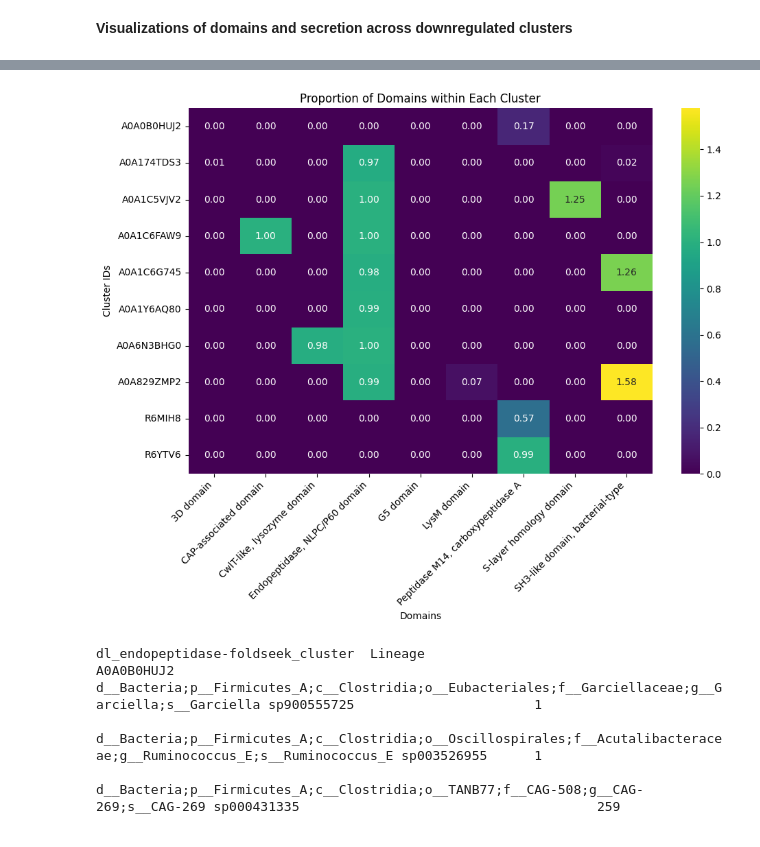
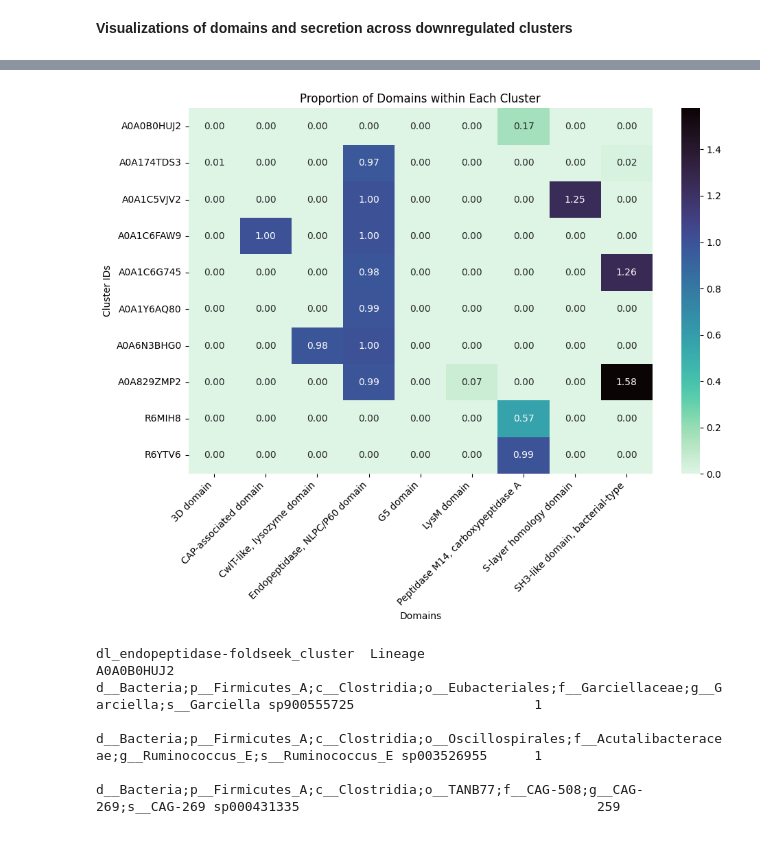
Before and after one commit to oliverdesa/Clustering_Metagenomics, a Jupyter notebook: src/clustering/figure_generation.ipynb, the cells around one changed output, grey strips where cells are left out. Saved outputs shown, nothing was run; the diff lists cells and outputs as text; code cells hidden in the pictures.

```diff
--- a/src/clustering/figure_generation.ipynb
+++ b/src/clustering/figure_generation.ipynb
@@ -231,18 +263,18 @@ display(domain_counts_df)
 # %%
 # Pivot the DataFrame to create a matrix suitable for a heatmap
 heatmap_data = domain_counts_df.pivot_table(index='dl_endopeptidase-foldseek_cluster', columns='Interpro', values='proportion', fill_value=0)
 
 # Create the heatmap
 plt.figure(figsize=(10, 8))  # You might need to adjust the size based on your actual data
-sns.heatmap(heatmap_data, cmap='viridis', annot=True, fmt=".2f")
+sns.heatmap(heatmap_data, cmap='mako_r', annot=True, fmt=".2f")
 plt.title('Proportion of Domains within Each Cluster')
 plt.xlabel('Domains')
 plt.ylabel('Cluster IDs')
 plt.xticks(rotation=45, ha='right')  # Rotate domain names for better readability
 plt.tight_layout()  # Adjust layout to not cut off labels
 plt.show()
 # %% [output]
-[figure, old version]
+[figure, new version]
 # %%
 preferred_order = ['Endopeptidase, NLPC/P60 domain', 'SH3-like domain, bacterial-type', 'Peptidase M14, carboxypeptidase A', 'S-layer homology domain', 'CAP-associated domain', 'CwlT-like, lysozyme domain', 'LysM domain']
 
```
Also changed, not shown: parts of 12 cells of this notebook, 1 other file.
